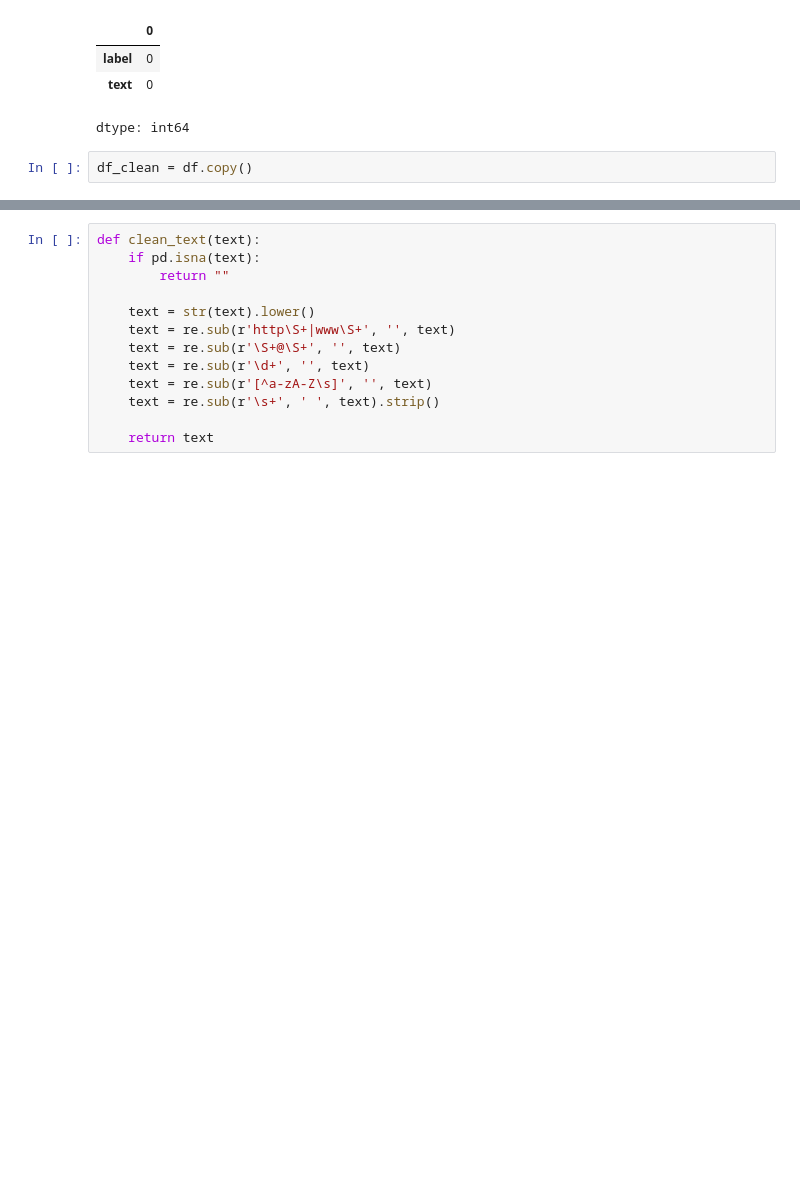
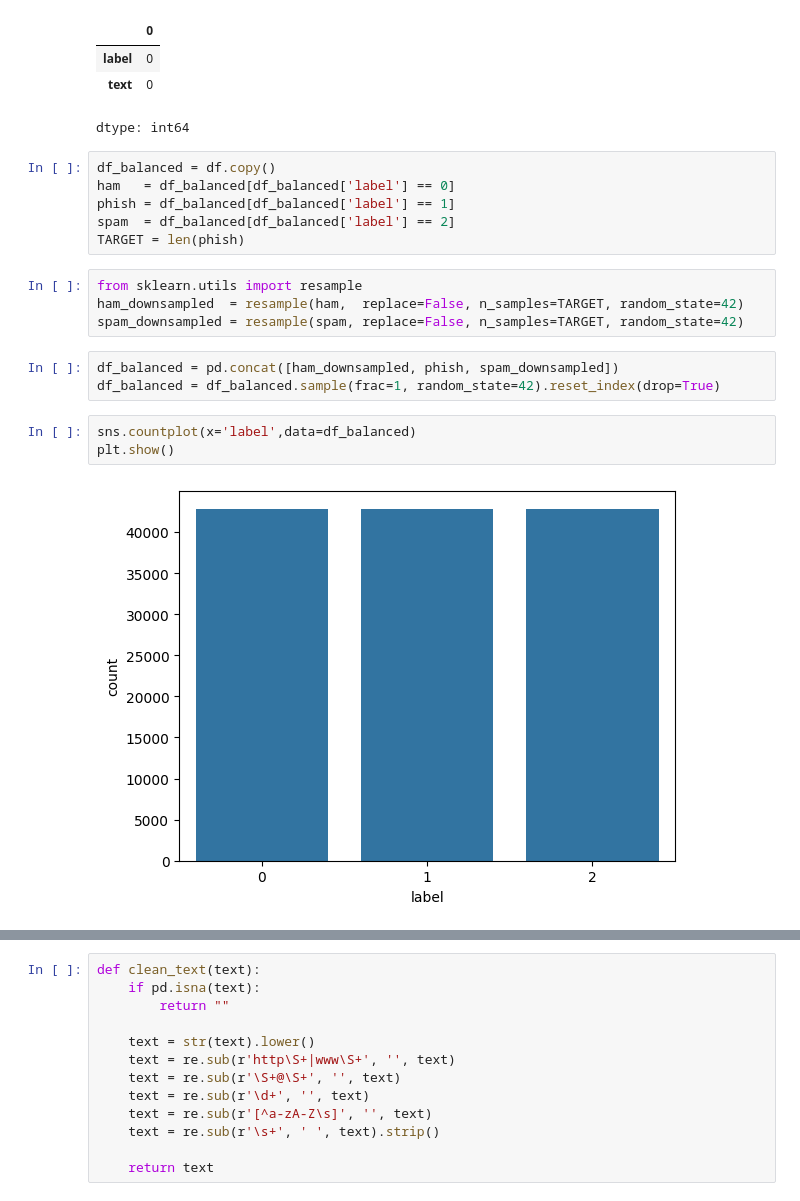
Before and after one commit to AmirNabiyev30/Elder_Fraud_Protection, a Jupyter notebook: Elder_Fraud_Protection.ipynb, the cells around one changed output, grey strips where cells are left out. Saved outputs shown, nothing was run; the diff lists cells and outputs as text; blank space fills up the shorter version.

```diff
--- a/Elder_Fraud_Protection.ipynb
+++ b/Elder_Fraud_Protection.ipynb
@@ -74,5 +82,21 @@ df.isnull().sum()
 | label | 0 |
 | text | 0 |
 dtype: int64
-# %%
-df_clean = df.copy()
+# %%
+df_balanced = df.copy()
+ham   = df_balanced[df_balanced['label'] == 0]
+phish = df_balanced[df_balanced['label'] == 1]
+spam  = df_balanced[df_balanced['label'] == 2]
+TARGET = len(phish)
+# %%
+from sklearn.utils import resample
+ham_downsampled  = resample(ham,  replace=False, n_samples=TARGET, random_state=42)
+spam_downsampled = resample(spam, replace=False, n_samples=TARGET, random_state=42)
+# %%
+df_balanced = pd.concat([ham_downsampled, phish, spam_downsampled])
+df_balanced = df_balanced.sample(frac=1, random_state=42).reset_index(drop=True)
+# %%
+sns.countplot(x='label',data=df_balanced)
+plt.show()
+# %% [output]
+[figure, added]
```
Also changed, not shown: parts of 8 cells of this notebook.
